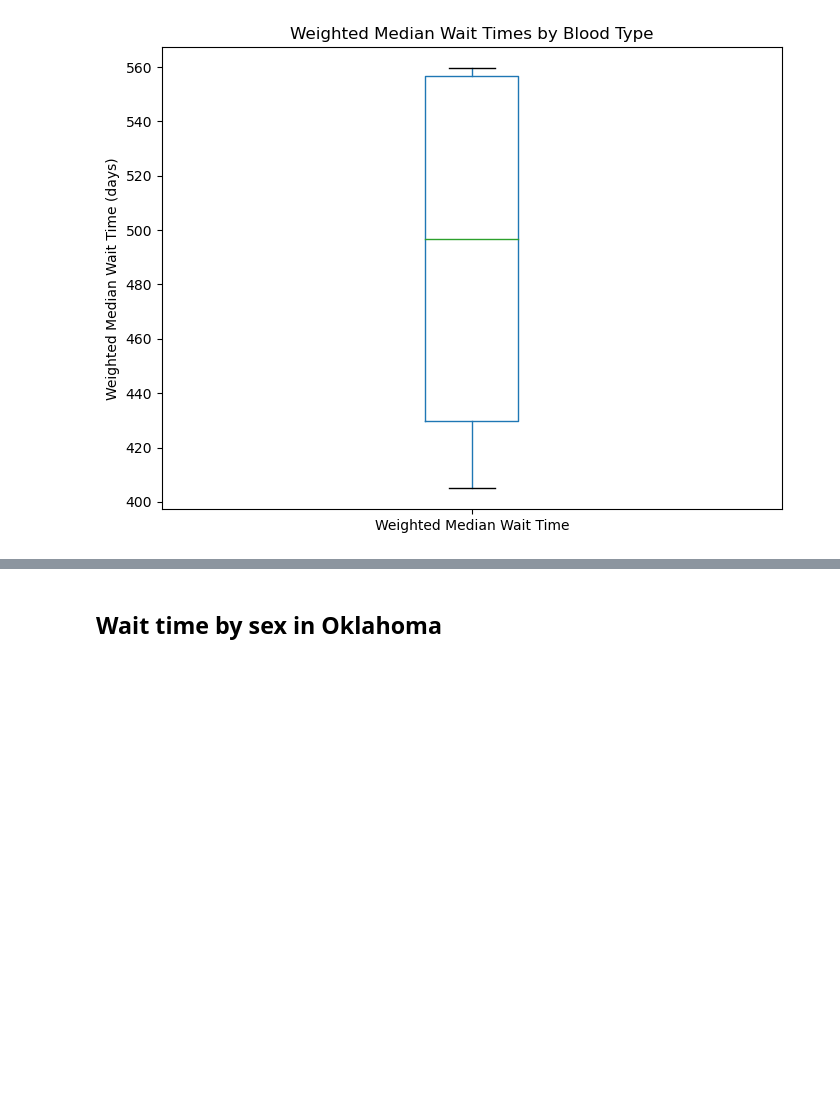
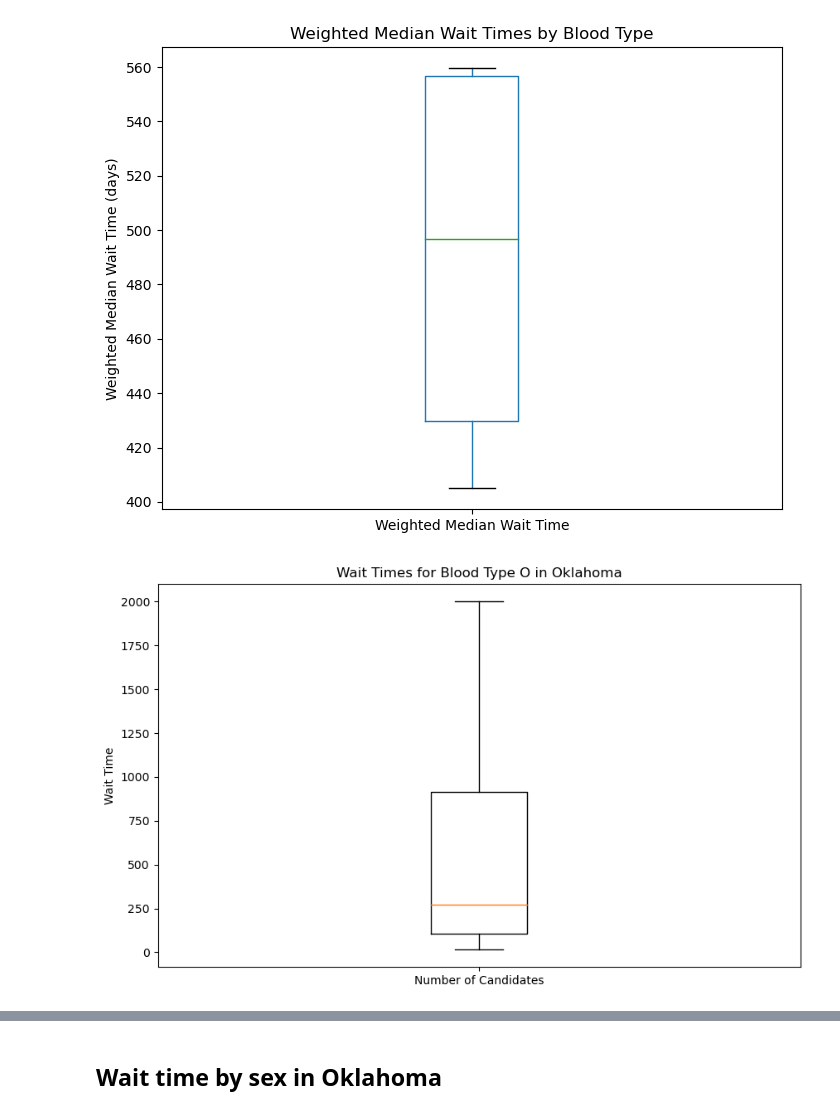
Before and after one commit to ASPigman/Project_1, a Jupyter notebook: KidneyTransplantMain.ipynb, the cells around one changed output, grey strips where cells are left out. Drawn from its saved outputs; the diff is of its cells as text; code cells hidden in the pictures; blank space fills up the shorter version.

Commit message:
boxplots added
oklahoma boxplots with different bloodtypes

```diff
--- a/KidneyTransplantMain.ipynb
+++ b/KidneyTransplantMain.ipynb
@@ -327,3 +327,42 @@ plt.ylabel('Weighted Median Wait Time (days)')
 plt.show()
 # %% [output]
 [figure]
+# %%
+# Data for blood type O in Oklahoma
+ok_blood_type_O_df = {
+    "Wait time": ["< 30 days", "30 to < 90 days", "90 days to < 6 months", "6 months to < 1 year",
+                  "1 year to < 2 years", "2 years to < 3 years", "3 years to < 5 years", "> 5 years"],
+    "Candidates": [16, 24, 39, 64, 82, 70, 48, 15]
+}
+
+# Create a DataFrame
+df = pd.DataFrame(ok_blood_type_O_df)
+
+# Create a mapping for wait times to numerical values
+wait_time_mapping = {
+    "< 30 days": 15,
+    "30 to < 90 days": 60,
+    "90 days to < 6 months": 120,
+    "6 months to < 1 year": 180,
+    "1 year to < 2 years": 365,
+    "2 years to < 3 years": 730,
+    "3 years to < 5 years": 1460,
+    "> 5 years": 2000
+}
+
+# Convert the "Wait time" column to numerical values using the wait_time_mapping
+df["Wait time"] = df["Wait time"].map(wait_time_mapping)
+
+# Create a boxplot using matplotlib
+plt.figure(figsize=(10, 6))
+# Provide a list of lists for the boxplot function, swapping x and y
+plt.boxplot([df["Wait time"]], vert=True)
+
+# Set labels and title
+plt.title("Wait Times for Blood Type O in Oklahoma")
+plt.ylabel("Wait Time")
+plt.xticks([1], ["Number of Candidates"])  # Set x-axis label
+
+plt.show()
+# %% [output]
+[figure, added]
```
Also changed, not shown: parts of 4 cells of this notebook.
